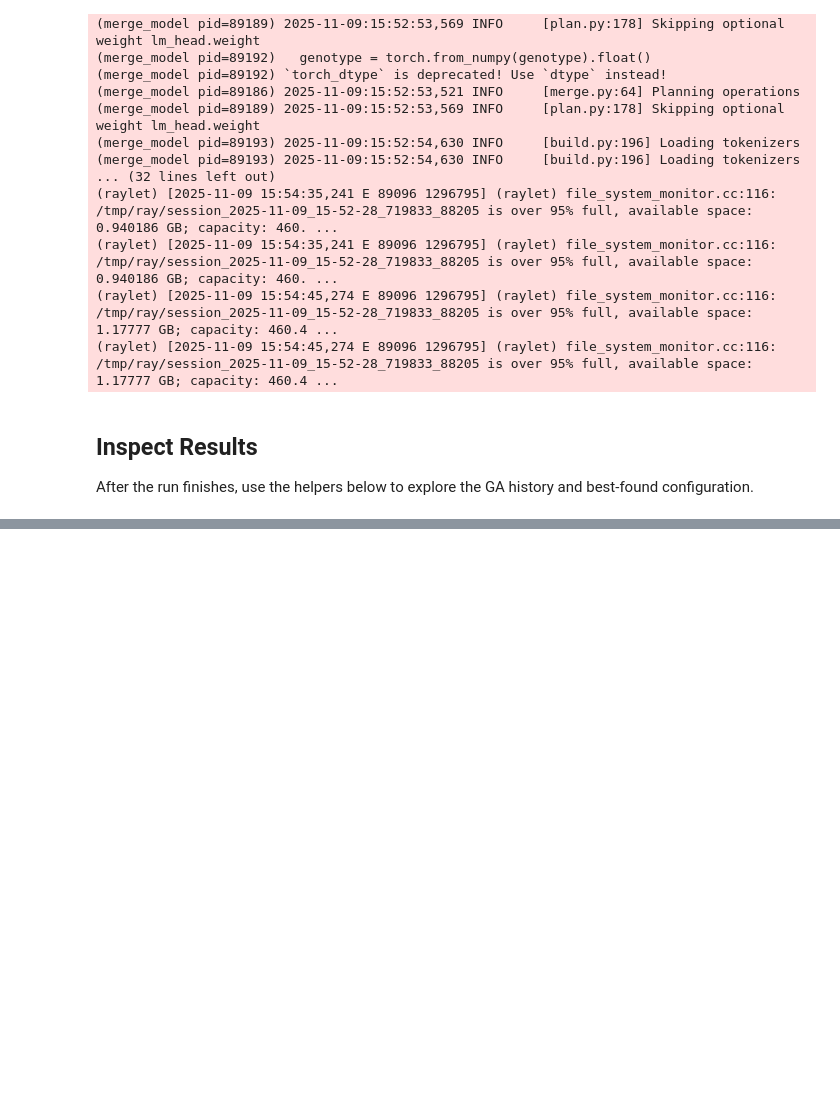
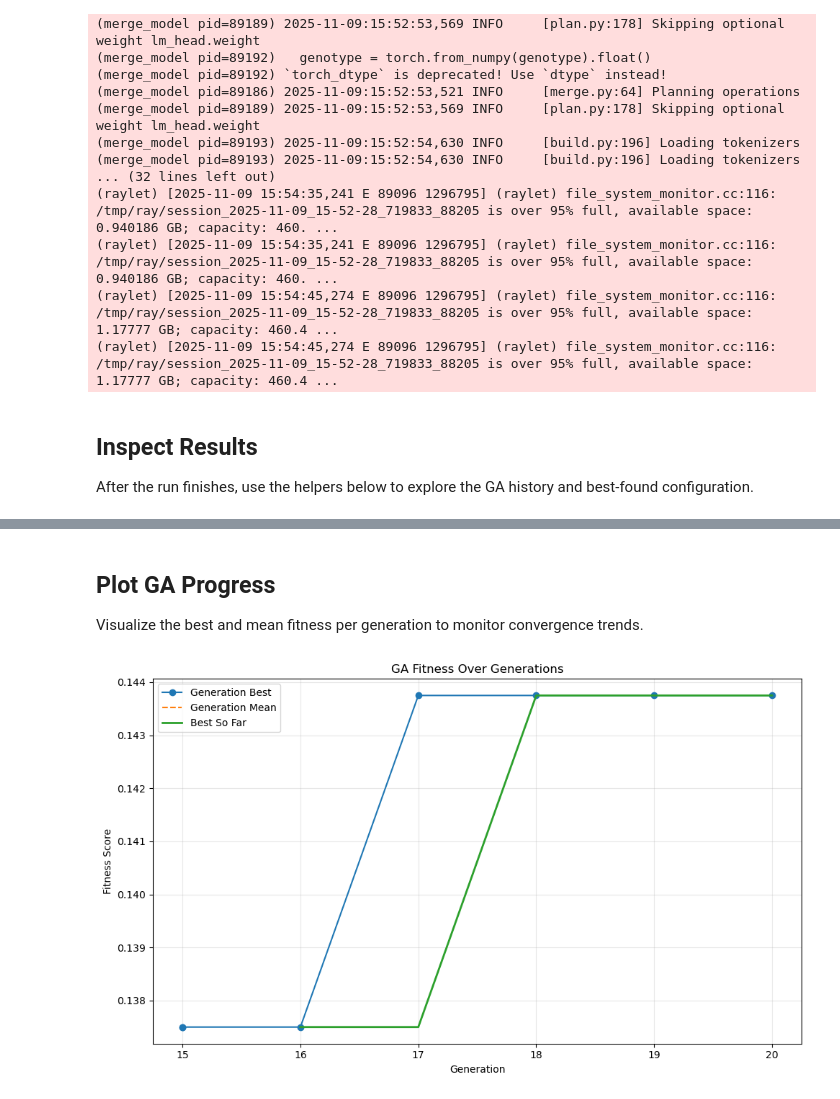
Before and after one commit to nthangelane/mergekit, a Jupyter notebook: notebook.ipynb, the cells around one changed output, grey strips where cells are left out. Drawn from its saved outputs; the diff is of its cells as text; code cells hidden in the pictures; blank space fills up the shorter version.

```diff
--- a/notebook.ipynb
+++ b/notebook.ipynb
@@ -346,3 +442,5 @@ After the run finishes, use the helpers below to explore the GA history and best
+# %%
+run_output_path = PROJECT_ROOT / "workspace" / "ga-notebook" / "slm-merge"
 # %%
 import pandas as pd
 
@@ -354,0 +460,30 @@ else:
+# %% [markdown]
+## Plot GA Progress
+Visualize the best and mean fitness per generation to monitor convergence trends.
+# %%
+import matplotlib.pyplot as plt
+
+history_csv = run_output_path / "ga_history.csv"
+if not history_csv.exists():
+    print(f"No ga_history.csv found at {history_csv}")
+else:
+    df_hist = pd.read_csv(history_csv)
+    if df_hist.empty:
+        print("ga_history.csv is empty; nothing to plot.")
+    else:
+        df_hist.sort_values("generation", inplace=True)
+        plt.figure(figsize=(10, 6))
+        plt.plot(df_hist["generation"], df_hist["gen_best"], label="Generation Best", marker="o")
+        if "gen_mean" in df_hist.columns:
+            plt.plot(df_hist["generation"], df_hist["gen_mean"], label="Generation Mean", linestyle="--")
+        if "best_so_far" in df_hist.columns:
+            plt.plot(df_hist["generation"], df_hist["best_so_far"], label="Best So Far", linewidth=2)
+        plt.xlabel("Generation")
+        plt.ylabel("Fitness Score")
+        plt.title("GA Fitness Over Generations")
+        plt.legend()
+        plt.grid(True, alpha=0.3)
+        plt.tight_layout()
+        plt.show()
+# %% [output]
+[figure, added]
```
Also changed, not shown: parts of 8 cells of this notebook, 20 other files.
